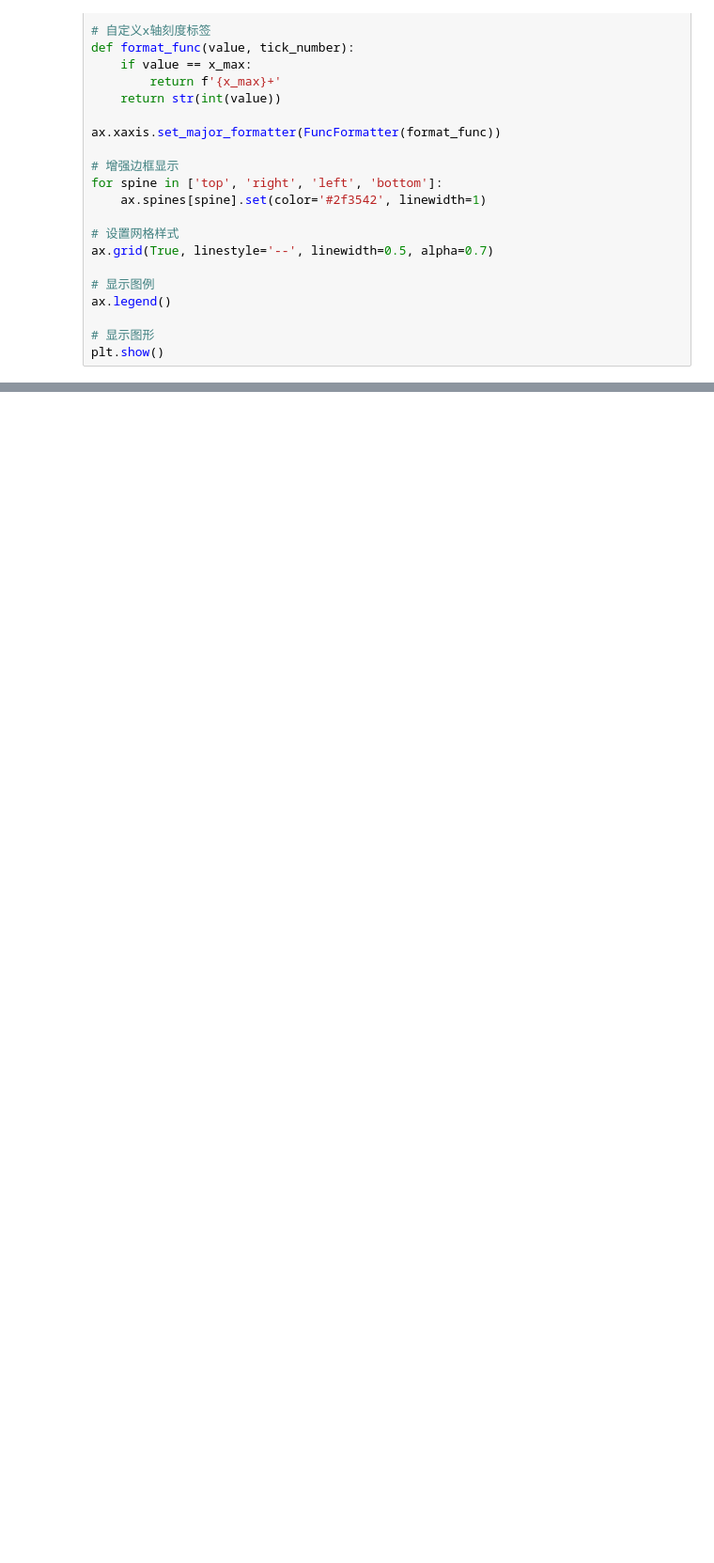
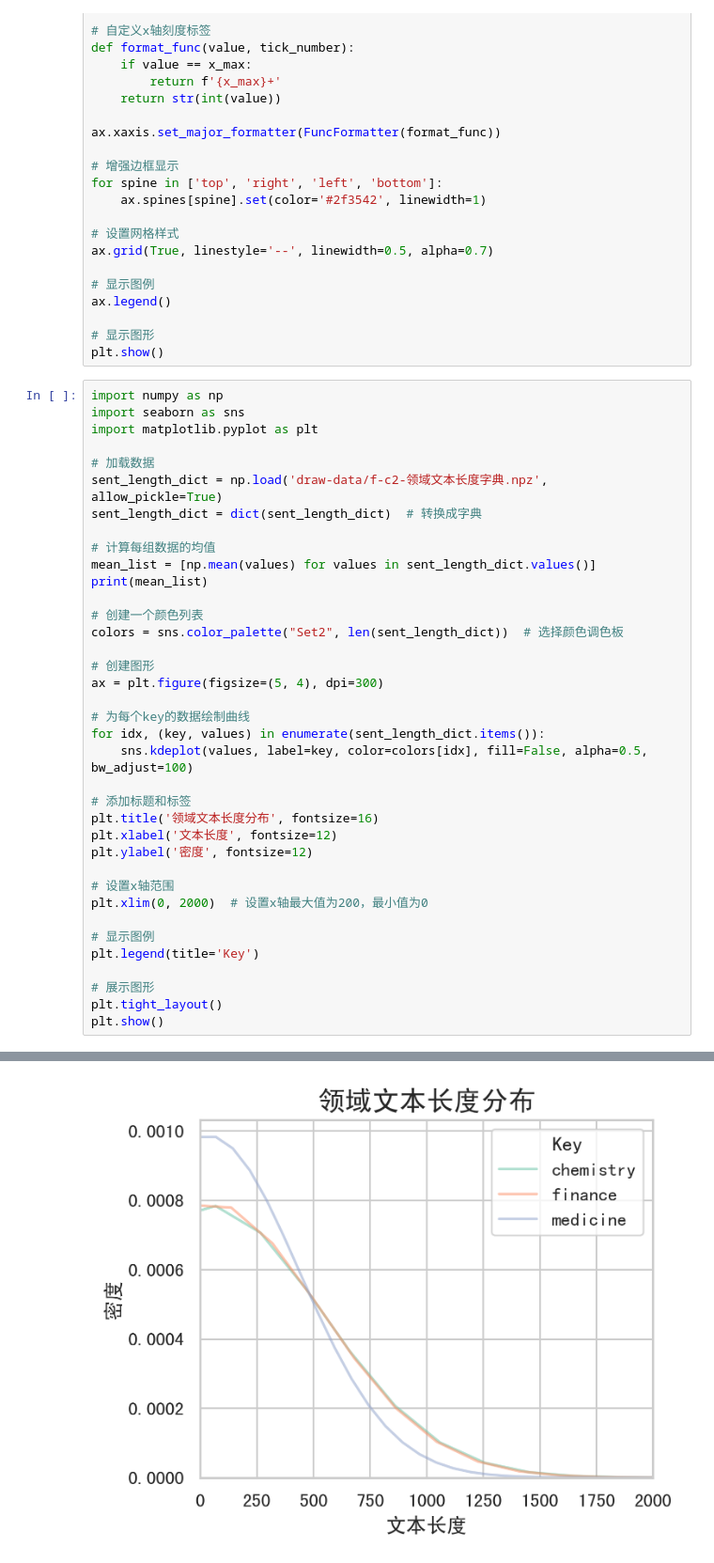
Before and after one commit to LyuShawn/Lyu-SimCSE, a Jupyter notebook: draw/draw.ipynb, the cells around one changed output, grey strips where cells are left out. Shown at 94% size. Drawn from its saved outputs; the diff is of its cells as text; blank space fills up the shorter version.

```diff
--- a/draw/draw.ipynb
+++ b/draw/draw.ipynb
@@ -53,3 +53,41 @@ ax.legend()
 
 # 显示图形
 plt.show()
+# %%
+import numpy as np
+import seaborn as sns
+import matplotlib.pyplot as plt
+
+# 加载数据
+sent_length_dict = np.load('draw-data/f-c2-领域文本长度字典.npz', allow_pickle=True)
+sent_length_dict = dict(sent_length_dict)  # 转换成字典
+
+# 计算每组数据的均值
+mean_list = [np.mean(values) for values in sent_length_dict.values()]
+print(mean_list)
+
+# 创建一个颜色列表
+colors = sns.color_palette("Set2", len(sent_length_dict))  # 选择颜色调色板
+
+# 创建图形
+ax = plt.figure(figsize=(5, 4), dpi=300)
+
+# 为每个key的数据绘制曲线
+for idx, (key, values) in enumerate(sent_length_dict.items()):
+    sns.kdeplot(values, label=key, color=colors[idx], fill=False, alpha=0.5, bw_adjust=100)
+
+# 添加标题和标签
+plt.title('领域文本长度分布', fontsize=16)
+plt.xlabel('文本长度', fontsize=12)
+plt.ylabel('密度', fontsize=12)
+
+# 设置x轴范围
+plt.xlim(0, 2000)  # 设置x轴最大值为200，最小值为0
+
+# 显示图例
+plt.legend(title='Key')
+
+# 展示图形
+plt.tight_layout()
+plt.show()
+# %% [output]
@@ -56,3 +95,4 @@ plt.show()
+[figure, added]
 # %%
 # 向量可视化
 import numpy as np
```
Also changed, not shown: parts of 4 cells of this notebook, 3 other files.
